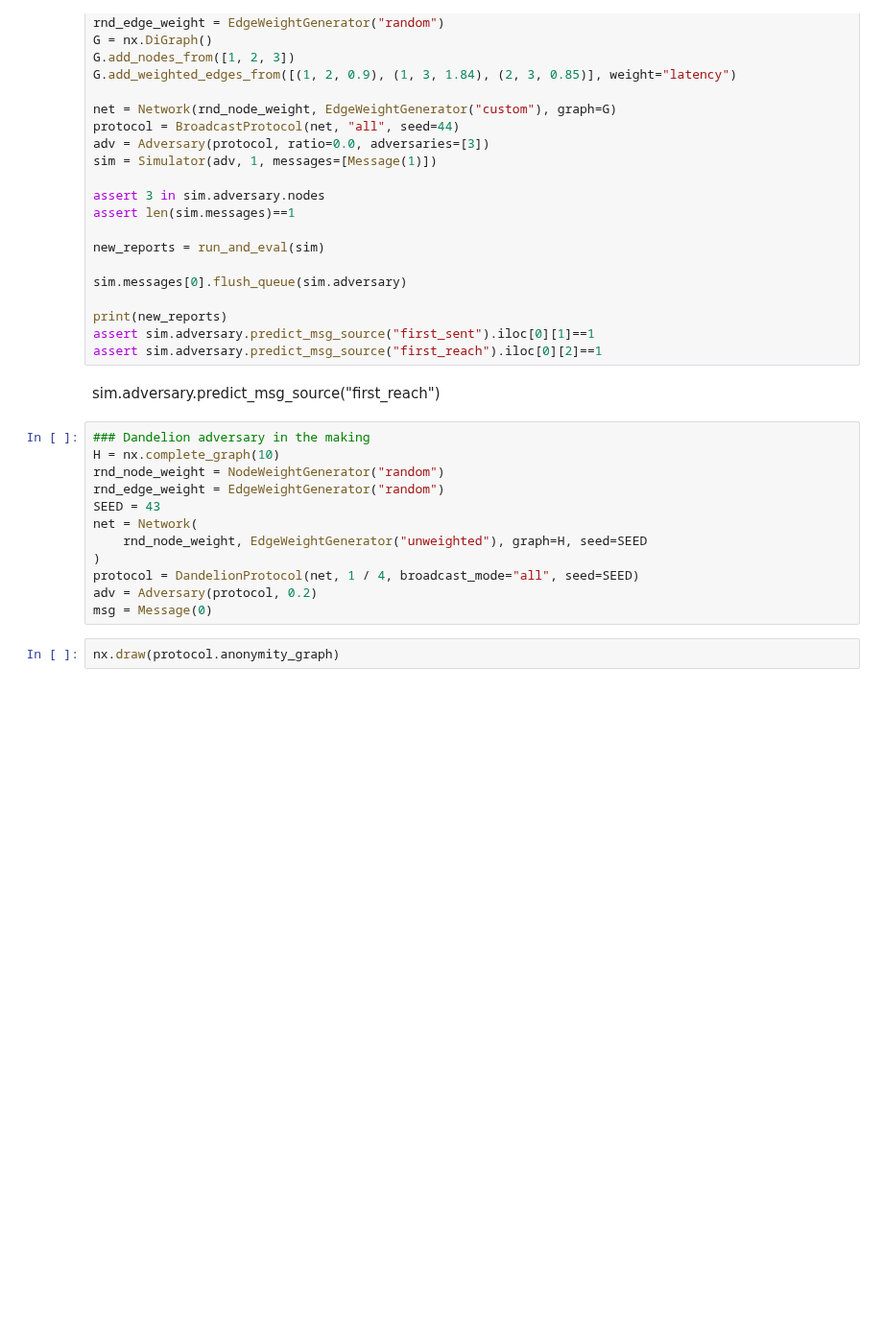
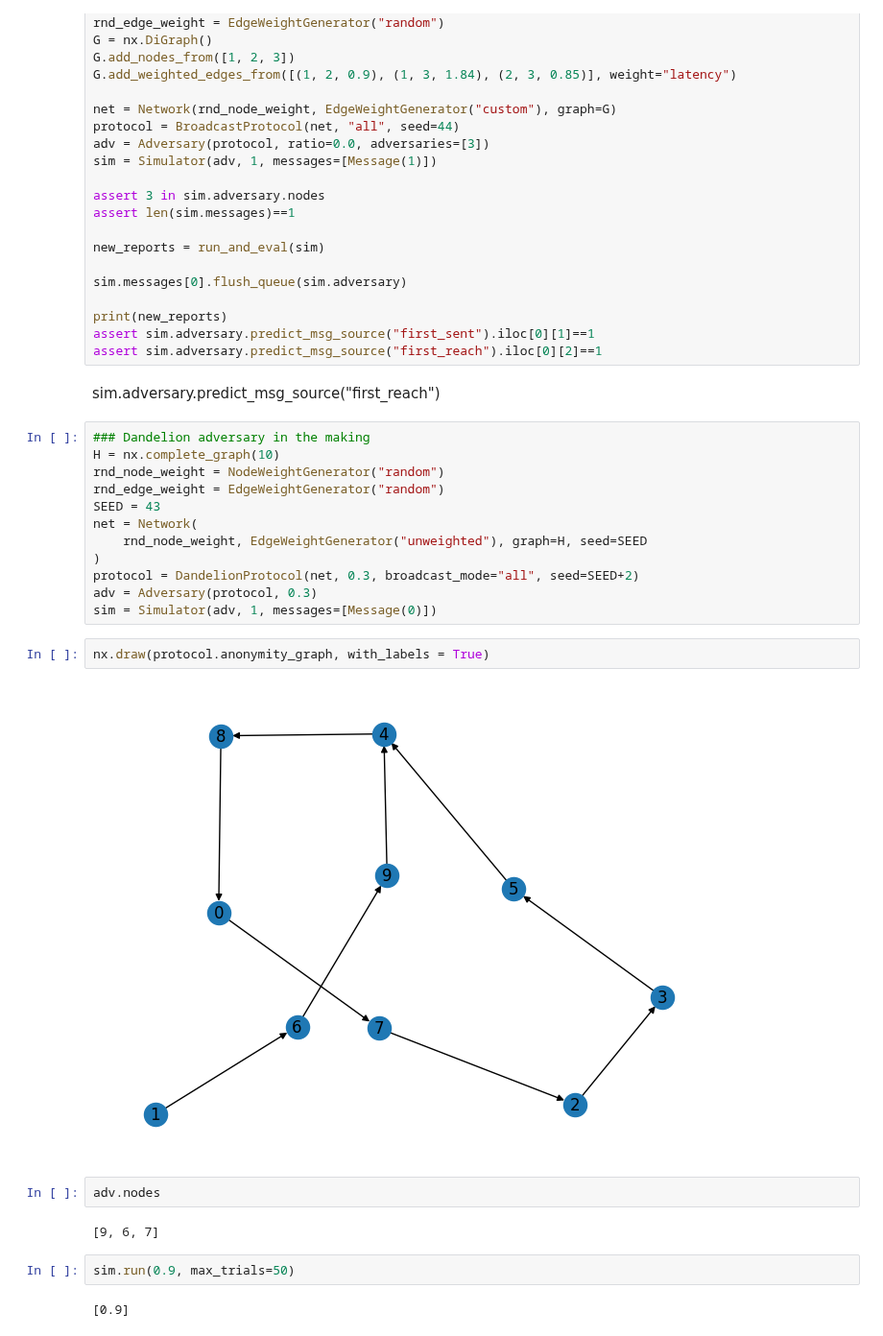
Before and after one commit to ferencberes/ethp2psim, a Jupyter notebook: Experimental.ipynb, the cells around one changed output. Shown at 96% size. Saved outputs shown, nothing was run; the diff lists cells and outputs as text; blank space fills up the shorter version.

Commit message:
Initial version of the Dandelion adversary

```diff
--- a/Experimental.ipynb
+++ b/Experimental.ipynb
@@ -175,8 +176,18 @@ SEED = 43
 net = Network(
     rnd_node_weight, EdgeWeightGenerator("unweighted"), graph=H, seed=SEED
 )
-protocol = DandelionProtocol(net, 1 / 4, broadcast_mode="all", seed=SEED)
-adv = Adversary(protocol, 0.2)
-msg = Message(0)
+protocol = DandelionProtocol(net, 0.3, broadcast_mode="all", seed=SEED+2)
+adv = Adversary(protocol, 0.3)
+sim = Simulator(adv, 1, messages=[Message(0)])
 # %%
-nx.draw(protocol.anonymity_graph)
+nx.draw(protocol.anonymity_graph, with_labels = True)
+# %% [output]
+[figure, added]
+# %%
+adv.nodes
+# %% [output]
+[9, 6, 7]
+# %%
+sim.run(0.9, max_trials=50)
+# %% [output]
+[0.9]
```
Also changed, not shown: parts of 2 cells of this notebook, 2 other files.
